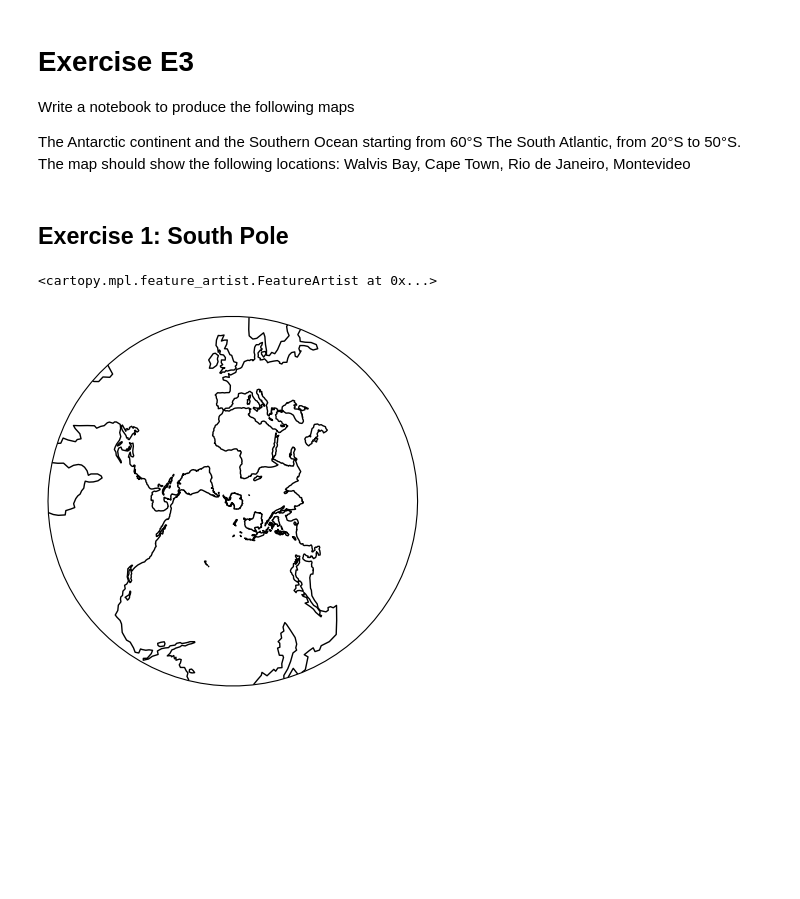
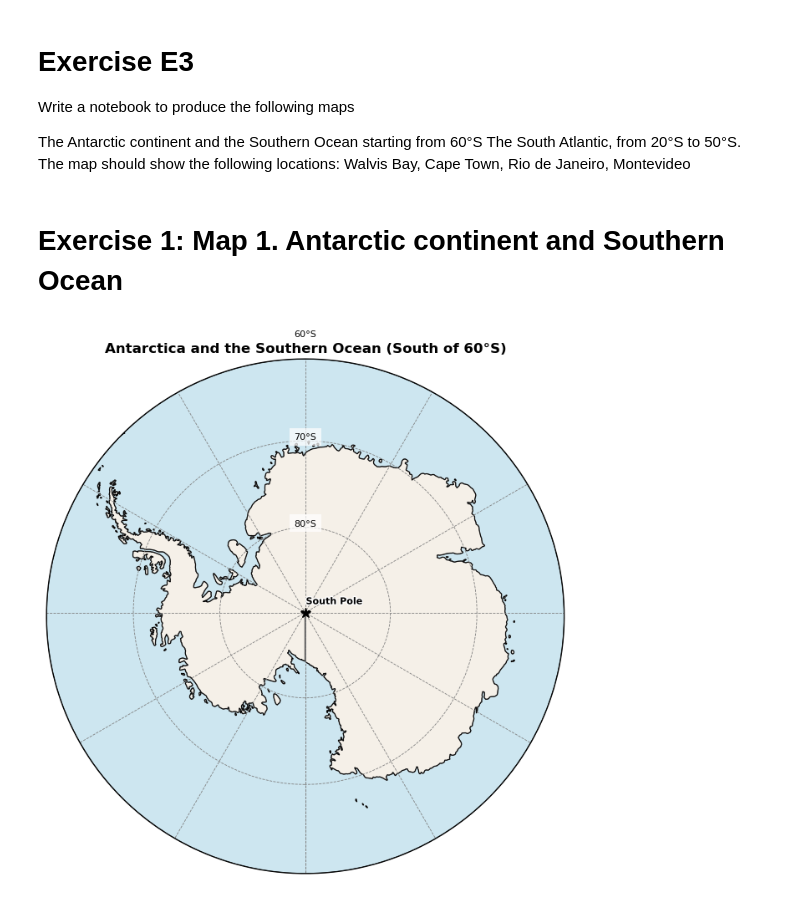
Before and after one commit to AndileChantelleMthembu/MTHAND110_SAMOS-CORE3, a Jupyter notebook: E3/E3.ipynb, the cells around one changed output. Drawn from its saved outputs; the diff is of its cells as text; code cells hidden in the pictures; blank space fills up the shorter version.

```diff
--- a/E3/E3.ipynb
+++ b/E3/E3.ipynb
@@ -14,11 +21,79 @@ import numpy as np
 from geopy.geocoders import Nominatim
 from geopy.distance import geodesic
 # %% [markdown]
-## Exercise 1: South Pole
+# Exercise 1: Map 1. Antarctic continent and Southern Ocean
 # %%
-plt.figure()
-ax = plt.axes(projection=ccrs.SouthPolarStereo())
-ax.coastlines()
+
+fig1 = plt.figure(figsize=(8, 8))
+ax1 = plt.axes(projection=ccrs.SouthPolarStereo())
+
+ax1.set_extent([-180, 180, -90, -60], crs=ccrs.PlateCarree())
+
+# Circular map boundary
+theta = np.linspace(0, 2*np.pi, 200)
+center, radius = [0.5, 0.5], 0.5
+verts = np.vstack([np.sin(theta), np.cos(theta)]).T
+
+ax1.set_boundary(Path(verts * radius + center), transform=ax1.transAxes)
+
+circle = mpatches.Circle(
+    center, radius, transform=ax1.transAxes,
+    facecolor='none', edgecolor='black', linewidth=1.2, zorder=5
+)
+ax1.add_patch(circle)
+
+# Map layers
+ax1.add_feature(cfeature.OCEAN.with_scale('50m'), color='#cde6f0')
+ax1.add_feature(cfeature.LAND.with_scale('50m'),
+                facecolor='#f5f0e8', edgecolor='#555555')
+ax1.coastlines(resolution='50m', linewidth=0.6)
+
+#  Gridlines
+gl1 = ax1.gridlines(
+    crs=ccrs.PlateCarree(),
+    draw_labels=False,
+    linestyle='--',
+    linewidth=0.6,
+    color='gray'
+)
+gl1.xlocator = mticker.FixedLocator(range(-180, 181, 30))
+gl1.ylocator = mticker.FixedLocator([-90, -80, -70, -60])
+
+# Latitude labels
+lat_label_positions = {
+    -80: -80,
+    -70: -70,
+    -60: -58.5   # slightly north of the boundary so it is visible
+}
+
+for true_lat, plot_lat in lat_label_positions.items():
+    ax1.text(
+        0, plot_lat,
+        f"{abs(true_lat)}°S",
+        transform=ccrs.Geodetic(),
+        ha='center',
+        va='bottom',
+        fontsize=8,
+        bbox=dict(facecolor='white', alpha=0.7, lw=0),
+        zorder=6
+    )
+# South Pole
+ax1.plot(0, -90, marker='*', color='black', markersize=9,
+         transform=ccrs.Geodetic())
+ax1.text(
+    5, -89, "South Pole",
+    transform=ccrs.Geodetic(),
+    fontsize=8, fontweight='bold',
+    path_effects=[pe.withStroke(linewidth=2, foreground="white")]
+)
+
+# Title
+ax1.set_title(
+    "Antarctica and the Southern Ocean (South of 60°S)",
+    fontsize=12, fontweight='bold'
+)
+
+plt.savefig("figures/map1_antarctica.png", dpi=200, bbox_inches="tight")
+plt.show()
 # %% [output]
-<cartopy.mpl.feature_artist.FeatureArtist at 0x...>
-[figure, old version]
+[figure, new version]
```
Also changed, not shown: parts of 4 cells of this notebook.
